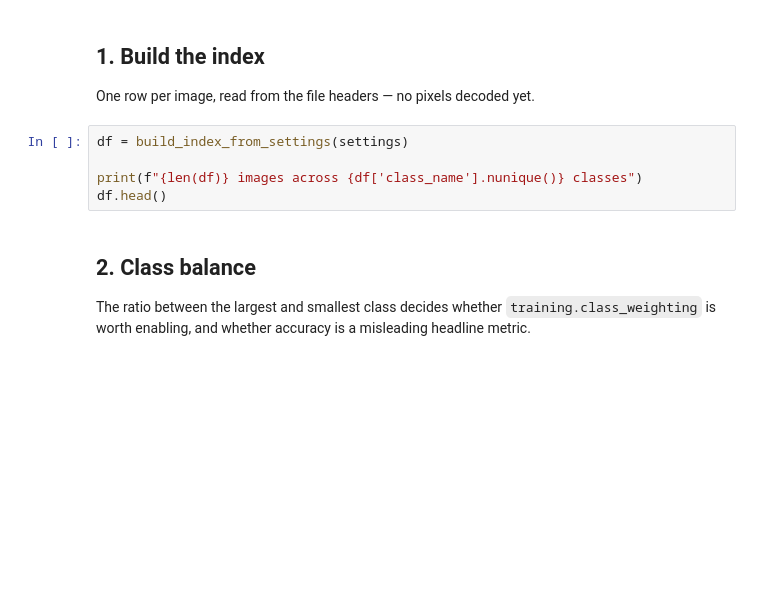
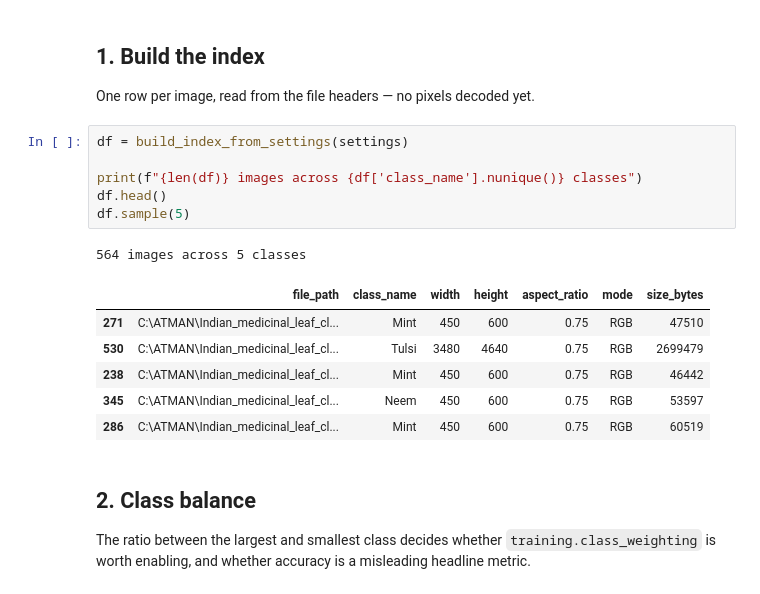
Before and after one commit to nileshkkolekar/Classifying-Indian-Medicinal-Leaf, a Jupyter notebook: notebooks/01_eda.ipynb, the cells around one changed output. Cells and saved outputs as stored; diff of their text form; blank space fills up the shorter version.

```diff
--- a/notebooks/01_eda.ipynb
+++ b/notebooks/01_eda.ipynb
@@ -43,8 +45,17 @@ One row per image, read from the file headers — no pixels decoded yet.
 # %%
 df = build_index_from_settings(settings)
 
 print(f"{len(df)} images across {df['class_name'].nunique()} classes")
 df.head()
+df.sample(5)
+# %% [output]
+564 images across 5 classes
+|  | file_path | class_name | width | height | aspect_ratio | mode | size_bytes |
+| 271 | C:\ATMAN\Indian_medicinal_leaf_cl... | Mint | 450 | 600 | 0.75 | RGB | 47510 |
+| 530 | C:\ATMAN\Indian_medicinal_leaf_cl... | Tulsi | 3480 | 4640 | 0.75 | RGB | 2699479 |
+| 238 | C:\ATMAN\Indian_medicinal_leaf_cl... | Mint | 450 | 600 | 0.75 | RGB | 46442 |
+| 345 | C:\ATMAN\Indian_medicinal_leaf_cl... | Neem | 450 | 600 | 0.75 | RGB | 53597 |
+| 286 | C:\ATMAN\Indian_medicinal_leaf_cl... | Mint | 450 | 600 | 0.75 | RGB | 60519 |
 # %% [markdown]
 ## 2. Class balance
 
```
Also changed, not shown: parts of 10 cells of this notebook, 2 other files.
